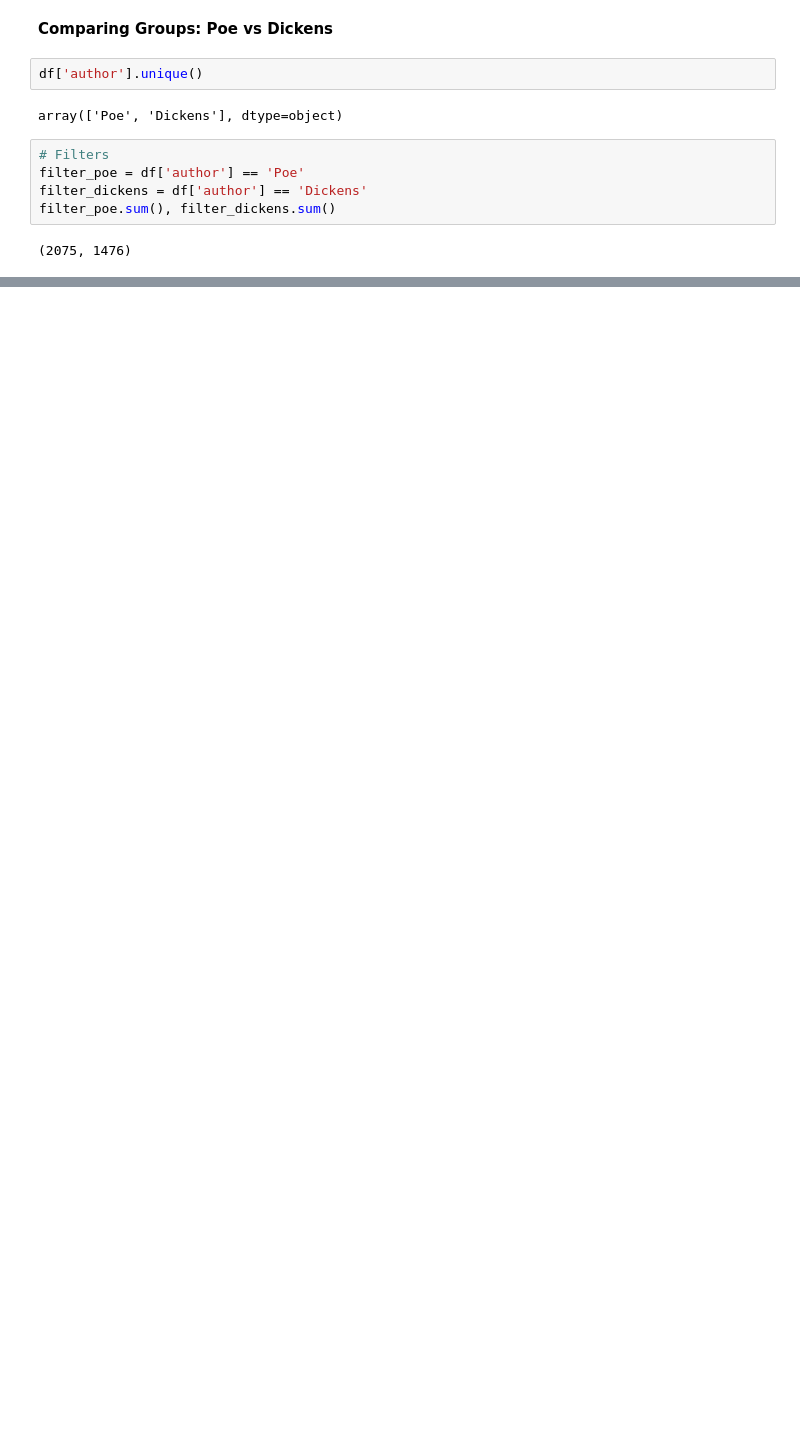
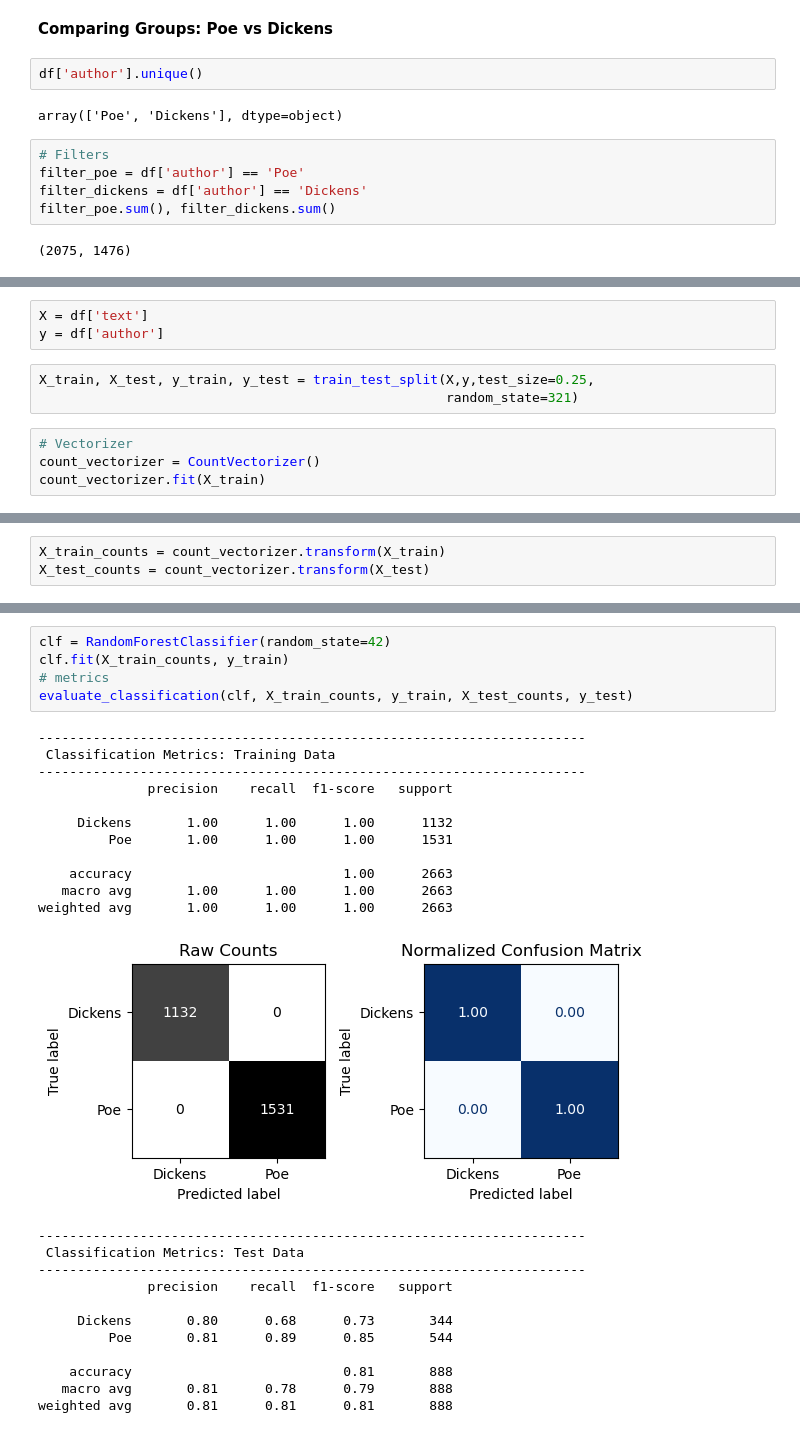
Before and after one commit to sof2401/Sofia-Wang__Belt-Exam-A, a Jupyter notebook: Yuan-Wang__Belt-Exam-A.ipynb, the cells around one changed output, grey strips where cells are left out. Saved outputs shown, nothing was run; the diff lists cells and outputs as text; blank space fills up the shorter version.

```diff
--- a/Yuan-Wang__Belt-Exam-A.ipynb
+++ b/Yuan-Wang__Belt-Exam-A.ipynb
@@ -67,0 +223,10 @@ filter_poe.sum(), filter_dickens.sum()
+# %%
+X = df['text']
+y = df['author']
+# %%
+X_train, X_test, y_train, y_test = train_test_split(X,y,test_size=0.25,
+                                                    random_state=321)
+# %%
+# Vectorizer
+count_vectorizer = CountVectorizer()
+count_vectorizer.fit(X_train)
@@ -67,0 +235,3 @@ filter_poe.sum(), filter_dickens.sum()
+# %%
+X_train_counts = count_vectorizer.transform(X_train)
+X_test_counts = count_vectorizer.transform(X_test)
@@ -67,0 +310,29 @@ filter_poe.sum(), filter_dickens.sum()
+# %%
+clf = RandomForestClassifier(random_state=42)
+clf.fit(X_train_counts, y_train)
+# metrics
+evaluate_classification(clf, X_train_counts, y_train, X_test_counts, y_test)
+# %% [output]
+----------------------------------------------------------------------
+ Classification Metrics: Training Data
+----------------------------------------------------------------------
+              precision    recall  f1-score   support
+
+     Dickens       1.00      1.00      1.00      1132
+         Poe       1.00      1.00      1.00      1531
+
+    accuracy                           1.00      2663
+   macro avg       1.00      1.00      1.00      2663
+weighted avg       1.00      1.00      1.00      2663
+[figure, added]
+----------------------------------------------------------------------
+ Classification Metrics: Test Data
+----------------------------------------------------------------------
+              precision    recall  f1-score   support
+
+     Dickens       0.80      0.68      0.73       344
+         Poe       0.81      0.89      0.85       544
+
+    accuracy                           0.81       888
+   macro avg       0.81      0.78      0.79       888
+weighted avg       0.81      0.81      0.81       888
```
Also changed, not shown: parts of 17 cells of this notebook, 2 other files.
